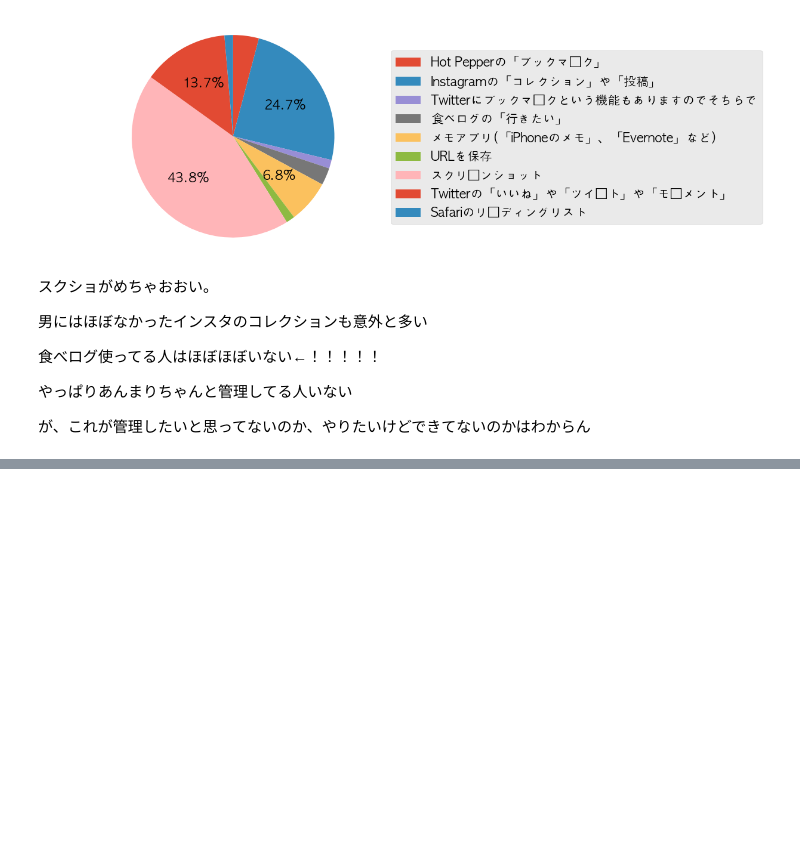
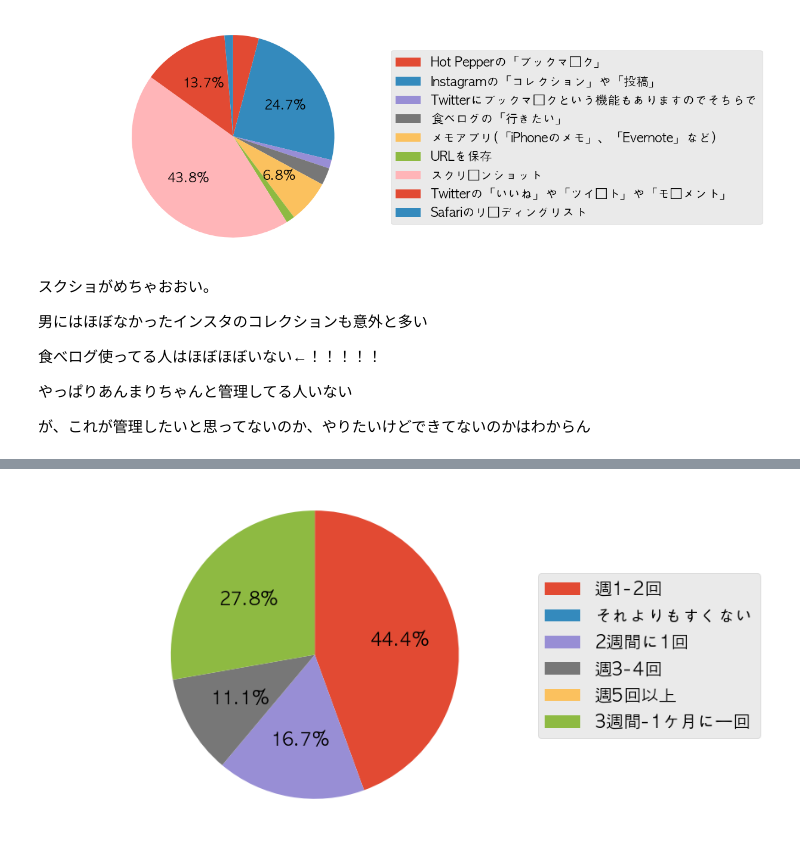
Before and after one commit to tomohiroo/foolip_analysis, a Jupyter notebook: google_form/分析.ipynb, the cells around one changed output, grey strips where cells are left out. Saved outputs shown, nothing was run; the diff lists cells and outputs as text; code cells hidden in the pictures; blank space fills up the shorter version.

```diff
--- a/google_form/分析.ipynb
+++ b/google_form/分析.ipynb
@@ -354,0 +410,11 @@ save_woman =
+# %%
+non_save_often = non_save_woman.iloc[:,3]
+non_save_often_data = np.zeros(len(save_often_uniq))
+for (i, u) in enumerate(save_often_uniq):
+    for s in non_save_often:
+        if s == u:
+            non_save_often_data[i] += 1
+# %%
+pie_chart(non_save_often_data, save_often_uniq)
+# %% [output]
+[figure, added]
```
Also changed, not shown: parts of 29 cells of this notebook, 1 other file.
